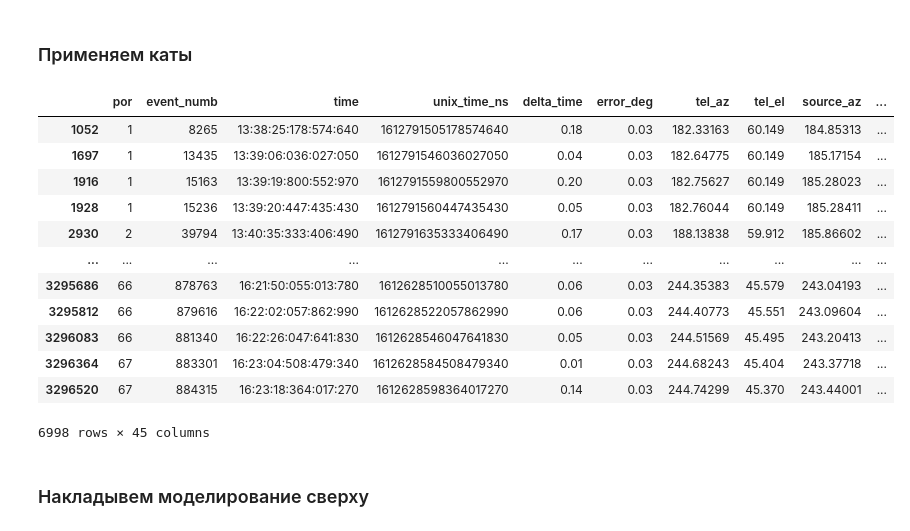
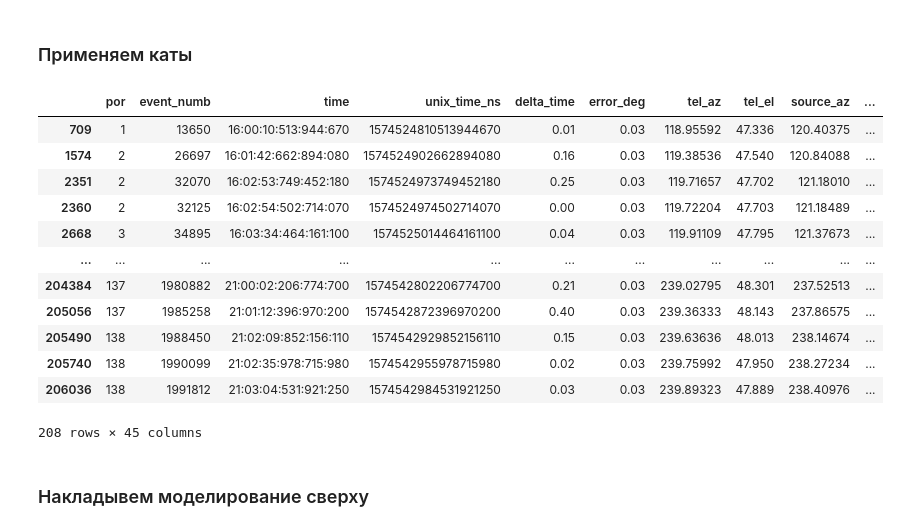
Before and after one commit to Alexandra-mipt/TAIGA, a Jupyter notebook: Гамма-адронное разделение.ipynb, the cells around one changed output. Saved outputs shown, nothing was run; the diff lists cells and outputs as text; code cells hidden in the pictures.

```diff
--- a/Гамма-адронное разделение.ipynb
+++ b/Гамма-адронное разделение.ipynb
@@ -55,46 +55,46 @@ hillas
 # %%
 def filter_hillas_data(df):
     # Common filters for both source and anti-source
     common_filters = (
         (df['CR_portion']/np.cos(np.pi/2-np.pi*df['tel_el']/180) > 5) &
         (df['size'] > 120) &
         (df['width'] > 0.024) &
         (df['width'] < 0.068 * np.log10(df['size']) - 0.047) &
         (df['length'] < 0.145 * np.log10(df['size']))
     )
 
     # Source selection (dist1)
     source_df = df[
         common_filters &
         (df['dist1'].between(0.36, 1.44))
     ].copy()
     source_df['source_type'] = 'source'  # Add identifier column
 
     # Anti-source selection (dist2)
     anti_source_df = df[
         common_filters &
         (df['dist2'].between(0.36, 1.44))
     ].copy()
     anti_source_df['source_type'] = 'anti-source'  # Add identifier column
 
     return source_df, anti_source_df
 
-source_events, antisource_events = filter_hillas_data(hillas)
+source_events, antisource_events = filter_hillas_data(df_19)
 source_events
 # %% [output]
 |  | por | event_numb | time | unix_time_ns | delta_time | error_deg | tel_az | tel_el | source_az | ... |
-| 1052 | 1 | 8265 | 13:38:25:178:574:640 | 1612791505178574640 | 0.18 | 0.03 | 182.33163 | 60.149 | 184.85313 | ... |
-| 1697 | 1 | 13435 | 13:39:06:036:027:050 | 1612791546036027050 | 0.04 | 0.03 | 182.64775 | 60.149 | 185.17154 | ... |
-| 1916 | 1 | 15163 | 13:39:19:800:552:970 | 1612791559800552970 | 0.20 | 0.03 | 182.75627 | 60.149 | 185.28023 | ... |
-| 1928 | 1 | 15236 | 13:39:20:447:435:430 | 1612791560447435430 | 0.05 | 0.03 | 182.76044 | 60.149 | 185.28411 | ... |
-| 2930 | 2 | 39794 | 13:40:35:333:406:490 | 1612791635333406490 | 0.17 | 0.03 | 188.13838 | 59.912 | 185.86602 | ... |
+| 709 | 1 | 13650 | 16:00:10:513:944:670 | 1574524810513944670 | 0.01 | 0.03 | 118.95592 | 47.336 | 120.40375 | ... |
+| 1574 | 2 | 26697 | 16:01:42:662:894:080 | 1574524902662894080 | 0.16 | 0.03 | 119.38536 | 47.540 | 120.84088 | ... |
+| 2351 | 2 | 32070 | 16:02:53:749:452:180 | 1574524973749452180 | 0.25 | 0.03 | 119.71657 | 47.702 | 121.18010 | ... |
+| 2360 | 2 | 32125 | 16:02:54:502:714:070 | 1574524974502714070 | 0.00 | 0.03 | 119.72204 | 47.703 | 121.18489 | ... |
+| 2668 | 3 | 34895 | 16:03:34:464:161:100 | 1574525014464161100 | 0.04 | 0.03 | 119.91109 | 47.795 | 121.37673 | ... |
 | ... | ... | ... | ... | ... | ... | ... | ... | ... | ... | ... |
-| 3295686 | 66 | 878763 | 16:21:50:055:013:780 | 1612628510055013780 | 0.06 | 0.03 | 244.35383 | 45.579 | 243.04193 | ... |
-| 3295812 | 66 | 879616 | 16:22:02:057:862:990 | 1612628522057862990 | 0.06 | 0.03 | 244.40773 | 45.551 | 243.09604 | ... |
-| 3296083 | 66 | 881340 | 16:22:26:047:641:830 | 1612628546047641830 | 0.05 | 0.03 | 244.51569 | 45.495 | 243.20413 | ... |
-| 3296364 | 67 | 883301 | 16:23:04:508:479:340 | 1612628584508479340 | 0.01 | 0.03 | 244.68243 | 45.404 | 243.37718 | ... |
-| 3296520 | 67 | 884315 | 16:23:18:364:017:270 | 1612628598364017270 | 0.14 | 0.03 | 244.74299 | 45.370 | 243.44001 | ... |
+| 204384 | 137 | 1980882 | 21:00:02:206:774:700 | 1574542802206774700 | 0.21 | 0.03 | 239.02795 | 48.301 | 237.52513 | ... |
+| 205056 | 137 | 1985258 | 21:01:12:396:970:200 | 1574542872396970200 | 0.40 | 0.03 | 239.36333 | 48.143 | 237.86575 | ... |
+| 205490 | 138 | 1988450 | 21:02:09:852:156:110 | 1574542929852156110 | 0.15 | 0.03 | 239.63636 | 48.013 | 238.14674 | ... |
+| 205740 | 138 | 1990099 | 21:02:35:978:715:980 | 1574542955978715980 | 0.02 | 0.03 | 239.75992 | 47.950 | 238.27234 | ... |
+| 206036 | 138 | 1991812 | 21:03:04:531:921:250 | 1574542984531921250 | 0.03 | 0.03 | 239.89323 | 47.889 | 238.40976 | ... |
-6998 rows × 45 columns
+208 rows × 45 columns
 # %% [markdown]
 ### Накладывем моделирование сверху
 # %%
```
Also changed, not shown: parts of 15 cells of this notebook.
